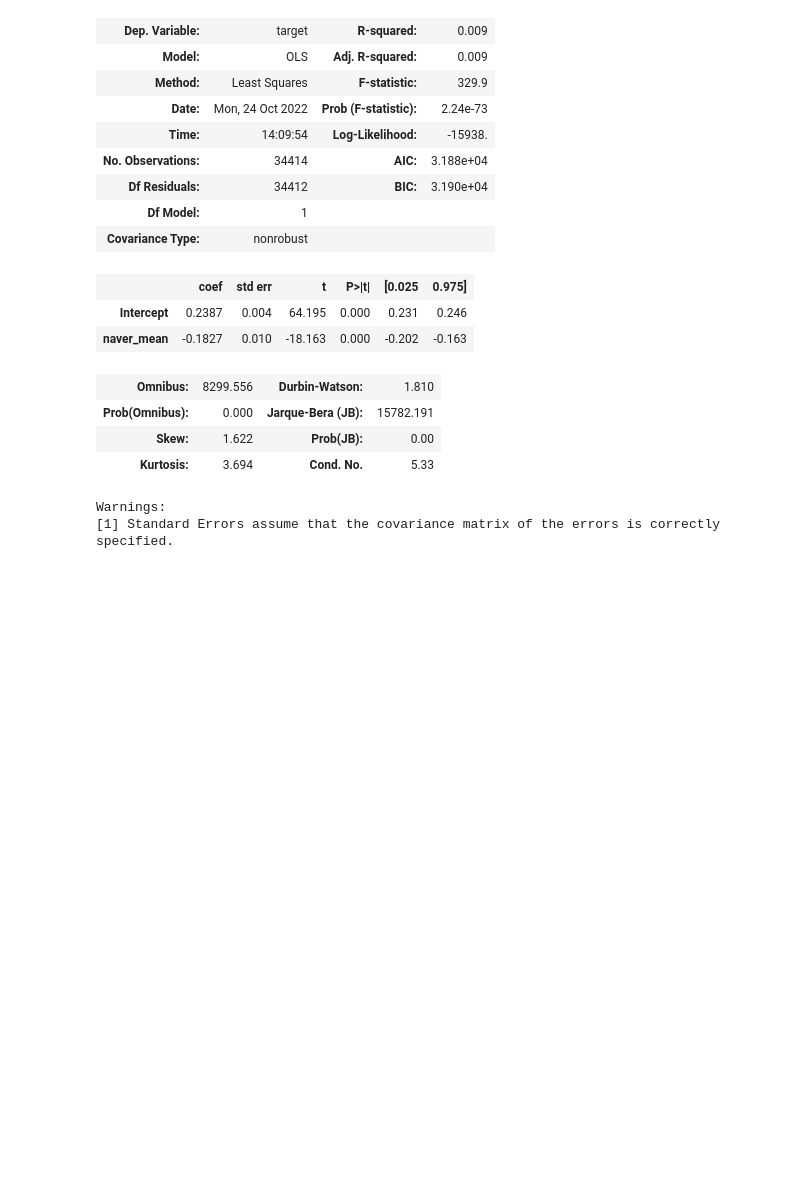
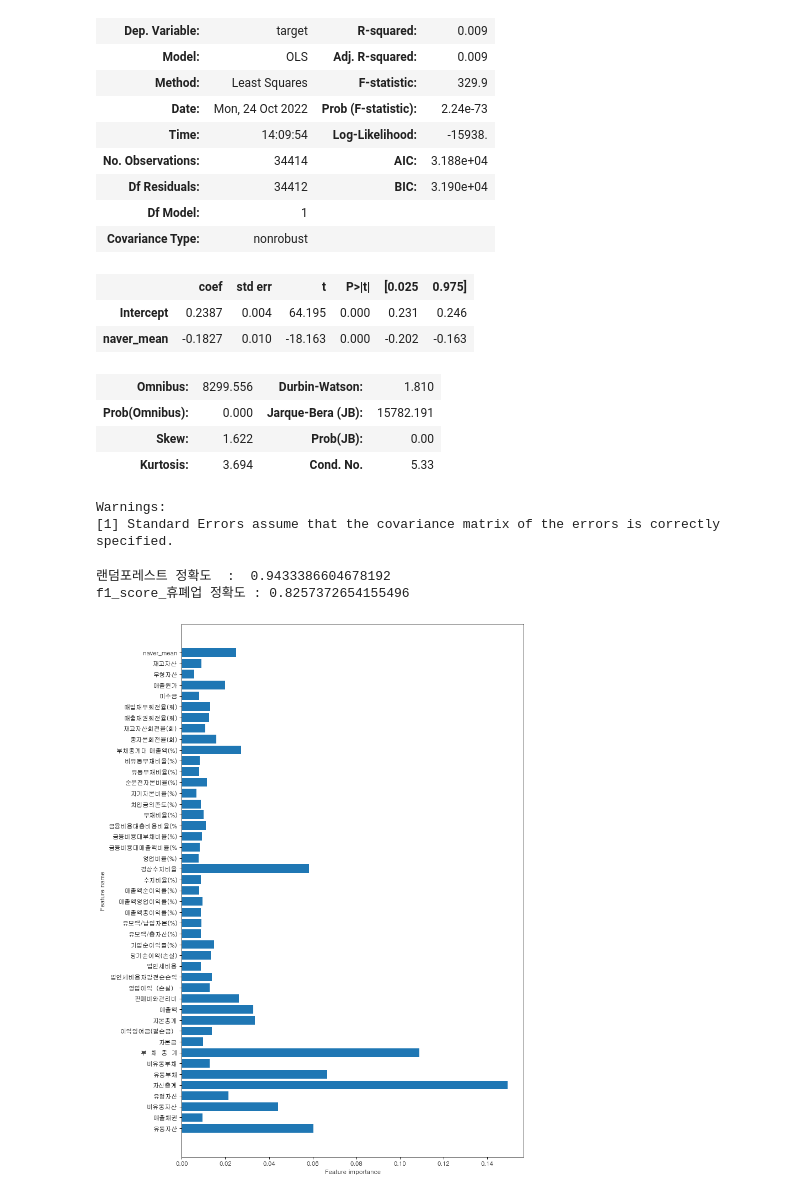
Before and after one commit to Numble2022/ACSM, a Jupyter notebook: naver_datalab_trend/rfa_naver_trend_based_on_active_output.ipynb, the cells around one changed output. Drawn from its saved outputs; the diff is of its cells as text; code cells hidden in the pictures; blank space fills up the shorter version.

```diff
--- a/naver_datalab_trend/rfa_naver_trend_based_on_active_output.ipynb
+++ b/naver_datalab_trend/rfa_naver_trend_based_on_active_output.ipynb
@@ -345,3 +350,26 @@ OLS Regression Results
 | Kurtosis: | 3.694 | Cond. No. | 5.33 |
 Warnings:
 [1] Standard Errors assume that the covariance matrix of the errors is correctly specified.
+# %%
+# 네이버 트렌드 검색량이 10 이상인 데이터로만 예측
+financ_naver_merge_n_sc[financ_naver_merge_n_sc['naver_mean'] >= 10]
+X_naver_train_nsc, X_naver_test_nsc, y_naver_train_nsc, y_naver_test_nsc = train_test_split(financ_naver_merge_n_sc[financ_naver_merge_n_sc.columns[:-1]], financ_naver_merge_n_sc.target,test_size=0.2, stratify=financ_naver_merge_n_sc.target, random_state=2022)
+rfc_naver_ncs = RandomForestClassifier(random_state=2022).fit(X_naver_train_nsc, y_naver_train_nsc)
+print('랜덤포레스트 정확도  : ' ,rfc_naver_ncs.score(X_naver_test_nsc, y_naver_test_nsc))
+pred = rfc_naver_ncs.predict(X_naver_test)
+print('f1_score_휴폐업 정확도 :', f1_score(y_naver_test, pred, pos_label='1'))
+import matplotlib.pyplot as plt
+from matplotlib import font_manager as fm , rc
+font = fm.FontProperties(fname='C:\Windows\Fonts/gulim.ttc').get_name()
+rc('font', family=font)
+plt.figure(figsize=(10,16), dpi=80)
+c_features = len(X_naver_train_nsc.columns)
+plt.barh(range(c_features), rfc_naver_ncs.feature_importances_)
+plt.xlabel("Feature importance")
+plt.ylabel("Feature name")
+plt.yticks(np.arange(c_features), X_naver_train_nsc.columns)
+plt.show()
+# %% [output]
+랜덤포레스트 정확도  :  0.9433386604678192
+f1_score_휴폐업 정확도 : 0.8257372654155496
+[figure, added]
```
Also changed, not shown: parts of 2 cells of this notebook.
